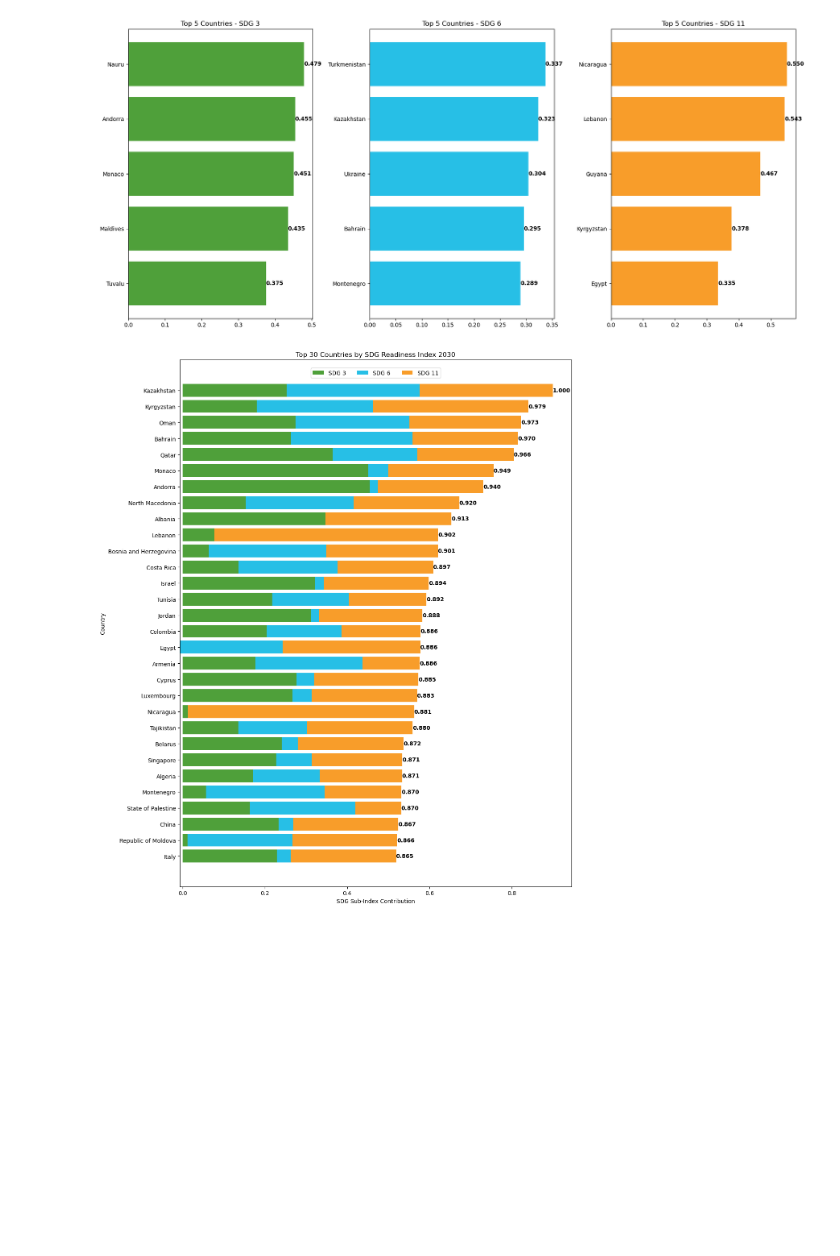
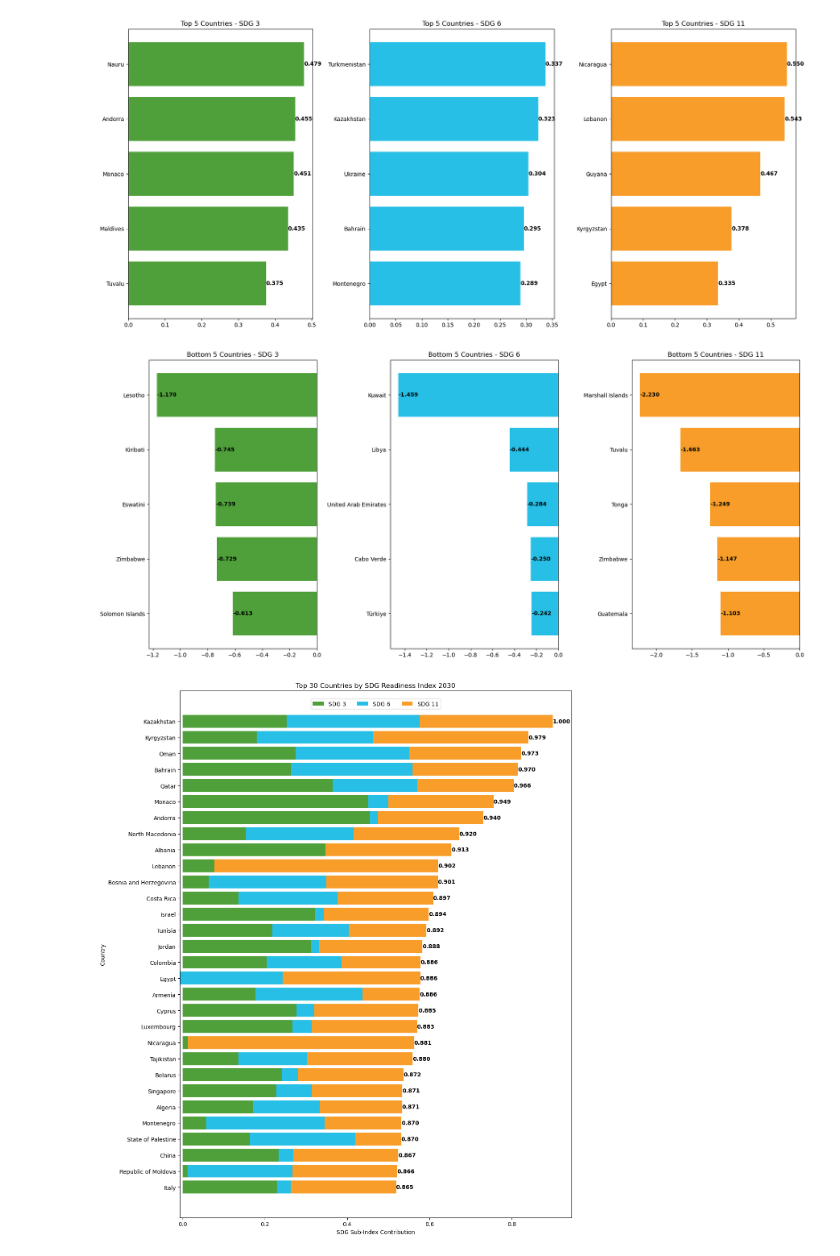
Before and after one commit to frogosorap/SDGReadinessIndex, a Jupyter notebook: CA1.ipynb, the cells around one changed output. Drawn from its saved outputs; the diff is of its cells as text; code cells hidden in the pictures; blank space fills up the shorter version.

```diff
--- a/CA1.ipynb
+++ b/CA1.ipynb
@@ -609,6 +609,88 @@ plt.tight_layout()
 plt.show()
 # %% [output]
 [figure]
+# %%
+fig, axes = plt.subplots(1, 3, figsize=(18, 8))
+
+# ---------------- SDG 3 ----------------
+bottom5_sdg3 = weighted_df.sort_values(
+    by='SDG3_SubIndex',
+    ascending=True
+).head(5)
+
+axes[0].barh(
+    bottom5_sdg3['GeoAreaName'],
+    bottom5_sdg3['SDG3_SubIndex'],
+    color='#4FA03A'
+)
+
+axes[0].set_title('Bottom 5 Countries - SDG 3')
+axes[0].invert_yaxis()
+
+# Add labels
+for i, value in enumerate(bottom5_sdg3['SDG3_SubIndex']):
+    axes[0].text(
+        value,
+        i,
+        f'{value:.3f}',
+        va='center',
+        fontweight='bold'
+    )
+
+# ---------------- SDG 6 ----------------
+bottom5_sdg6 = weighted_df.sort_values(
+    by='SDG6_SubIndex',
+    ascending=True
+).head(5)
+
+axes[1].barh(
+    bottom5_sdg6['GeoAreaName'],
+    bottom5_sdg6['SDG6_SubIndex'],
+    color='#27BFE6'
+)
+
+axes[1].set_title('Bottom 5 Countries - SDG 6')
+axes[1].invert_yaxis()
+
+# Add labels
+for i, value in enumerate(bottom5_sdg6['SDG6_SubIndex']):
+    axes[1].text(
+        value,
+        i,
+        f'{value:.3f}',
+        va='center',
+        fontweight='bold'
+    )
+
+# ---------------- SDG 11 ----------------
+bottom5_sdg11 = weighted_df.sort_values(
+    by='SDG11_SubIndex',
+    ascending=True
+).head(5)
+
+axes[2].barh(
+    bottom5_sdg11['GeoAreaName'],
+    bottom5_sdg11['SDG11_SubIndex'],
+    color='#F89D2A'
+)
+
+axes[2].set_title('Bottom 5 Countries - SDG 11')
+axes[2].invert_yaxis()
+
+# Add labels
+for i, value in enumerate(bottom5_sdg11['SDG11_SubIndex']):
+    axes[2].text(
+        value,
+        i,
+        f'{value:.3f}',
+        va='center',
+        fontweight='bold'
+    )
+
+plt.tight_layout()
+plt.show()
+# %% [output]
+[figure, added]
 # %%
 from sklearn.preprocessing import MinMaxScaler
 
```
Also changed, not shown: parts of 2 cells of this notebook, 1 other file.
